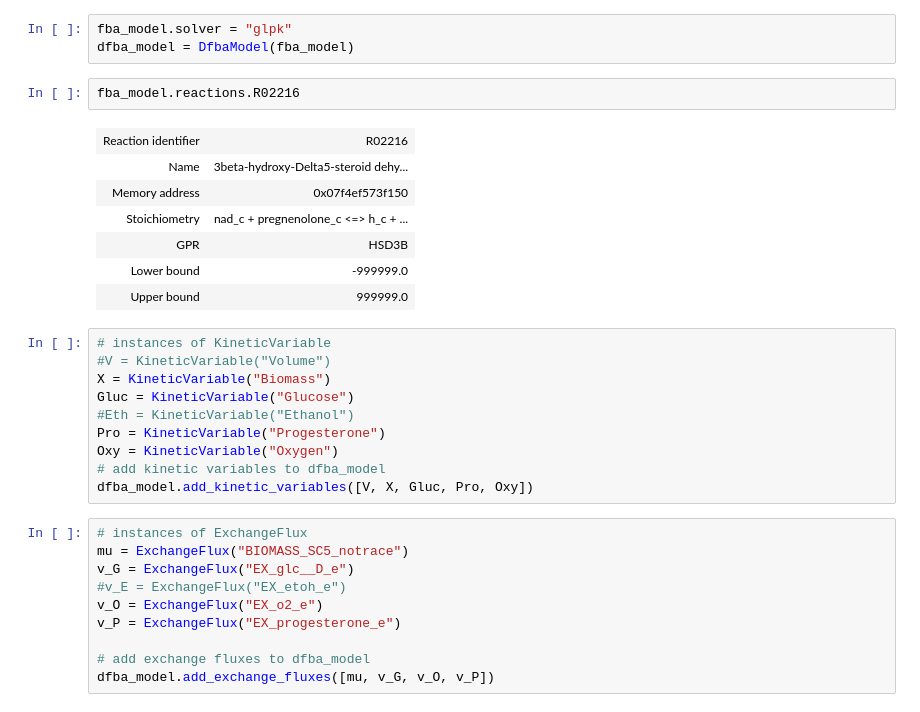
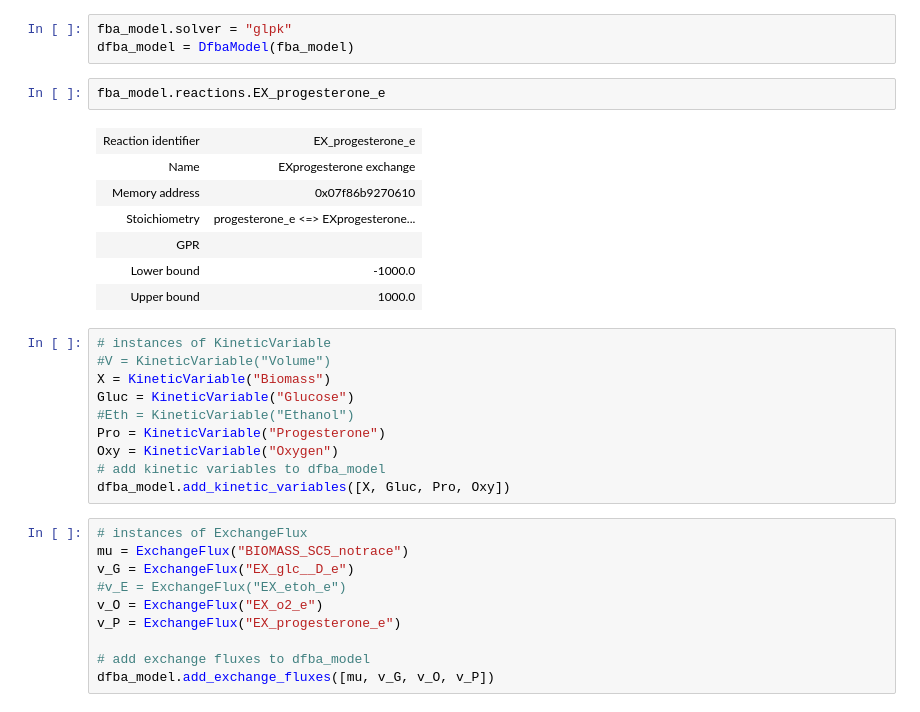
Before and after one commit to 27410/27410-group-assigment-group_3, a Jupyter notebook: misc/Bertram/Test_DFFBA_Sc.ipynb, the cells around one changed output. Saved outputs shown, nothing was run; the diff lists cells and outputs as text.

```diff
--- a/misc/Bertram/Test_DFFBA_Sc.ipynb
+++ b/misc/Bertram/Test_DFFBA_Sc.ipynb
@@ -128,15 +128,15 @@ fba_model.reactions.EX_progesterone_e
 fba_model.solver = "glpk"
 dfba_model = DfbaModel(fba_model)
 # %%
-fba_model.reactions.R02216
+fba_model.reactions.EX_progesterone_e
 # %% [output]
-| Reaction identifier | R02216 |
-| Name | 3beta-hydroxy-Delta5-steroid dehy... |
-| Memory address | 0x07f4ef573f150 |
-| Stoichiometry | nad_c + pregnenolone_c <=> h_c + ... |
-| GPR | HSD3B |
-| Lower bound | -999999.0 |
-| Upper bound | 999999.0 |
+| Reaction identifier | EX_progesterone_e |
+| Name | EXprogesterone exchange |
+| Memory address | 0x07f86b9270610 |
+| Stoichiometry | progesterone_e <=> EXprogesterone... |
+| GPR |  |
+| Lower bound | -1000.0 |
+| Upper bound | 1000.0 |
 # %%
 # instances of KineticVariable
 #V = KineticVariable("Volume")
@@ -146,7 +146,7 @@ Gluc = KineticVariable("Glucose")
 Pro = KineticVariable("Progesterone")
 Oxy = KineticVariable("Oxygen")
 # add kinetic variables to dfba_model
-dfba_model.add_kinetic_variables([V, X, Gluc, Pro, Oxy])
+dfba_model.add_kinetic_variables([X, Gluc, Pro, Oxy])
 # %%
 # instances of ExchangeFlux
 mu = ExchangeFlux("BIOMASS_SC5_notrace")
```
Also changed, not shown: parts of 6 cells of this notebook, 1 other file.
